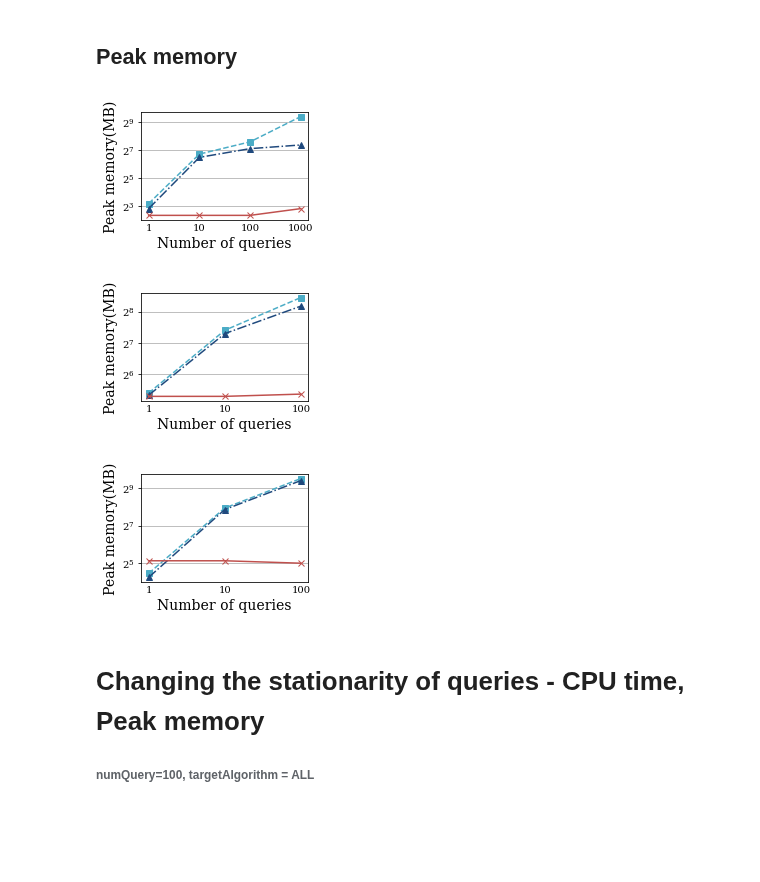
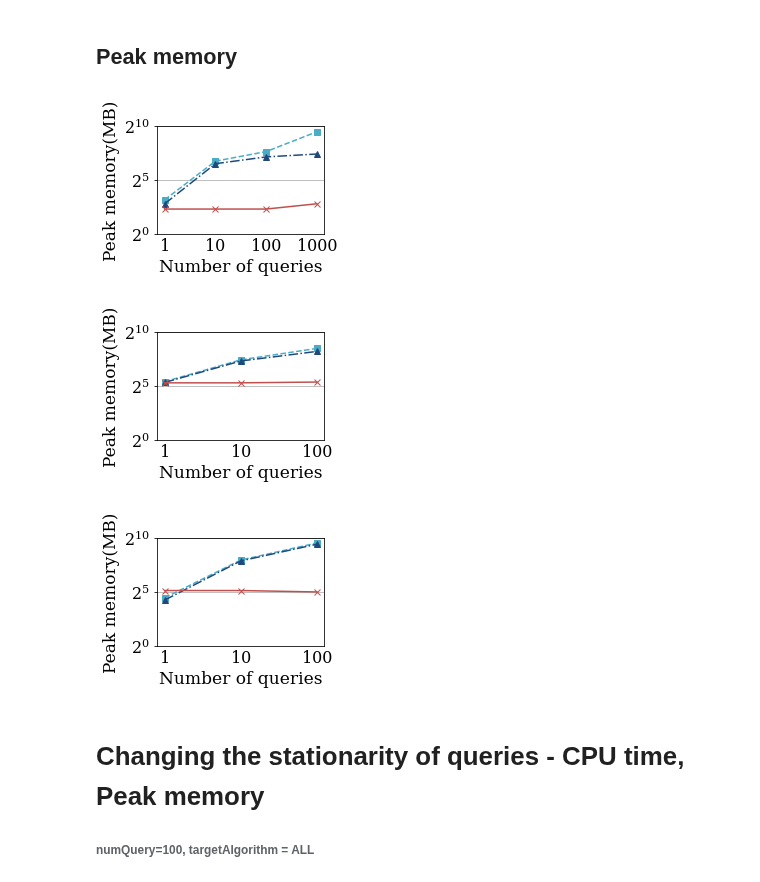
Before and after one commit to YoojuShin/SIGMOD2021LogScript, a Jupyter notebook: figure_script.ipynb, the cells around one changed output. Drawn from its saved outputs; the diff is of its cells as text; code cells hidden in the pictures; blank space fills up the shorter version.

```diff
--- a/figure_script.ipynb
+++ b/figure_script.ipynb
@@ -421,25 +439,33 @@ fig_leg.savefig("Figures/"+'Overall_Legend.pdf', bbox_inches='tight', format='pd
 ###### ChgQRatio>0, targetAlgorithm = ALL
 ## CPU time
 # %%
+df1 = preprocessing("STK")
+df2 = preprocessing("TAO")
+df3 = preprocessing("GAS")
+df4 = preprocessing("HPC")
+df5 = preprocessing("EM")
+df6 = preprocessing("FC")
+df = pd.concat([df1,df2,df3,df4,df5,df6])
 for dataname in dataset_small:
     graphdf = df.loc[(df["Dataset"]==dataname) & (df['ChgQRatio']>0)]\
         .pivot(index="Queryset",columns="Method",values="Time")
 
     graphdf.reindex(index=dataset)
-    fig = plt.figure(figsize=figsize_vp)
+    fig = plt.figure(figsize=figsize_q)
     ax = fig.add_subplot(1,1,1)
 
-    for i, algname in enumerate(target_alg_vp):
+    for i, algname in enumerate(target_alg_q):
         ax.plot(graphdf[algname], linestyle=algo_line[algname], marker=algo_marker[algname], color=algo_color[algname])
     ax.set_yscale("log")
-    ax.set_xlabel("Number of queries", fontsize=FONTSIZE_XLABEL_vp)
-    ax.set_ylabel('CPU time(ms)', fontsize=FONTSIZE_YLABEL_vp)
+    ax.set_xlabel("Number of queries", fontsize=FONTSIZE_XLABEL_q)
+    ax.set_ylabel('CPU time(ms)', fontsize=FONTSIZE_YLABEL_q)
     ax.grid(b=True,which="major",axis='y',zorder=0)
     ax.set_xticklabels([1,10,100,1000])
     ax.tick_params(axis='x', which ='both', length = 0)
-    ax.tick_params(axis='x', labelsize=FONTSIZE_XTICK_vp)
-    ax.tick_params(axis='y', labelsize=FONTSIZE_YTICK_vp)
+    ax.tick_params(axis='x', labelsize=FONTSIZE_XTICK_q)
+    ax.tick_params(axis='y', labelsize=FONTSIZE_YTICK_q)
     ax.tick_params(axis='y', which ='minor', length = 0)
     ax.tick_params(axis='y', which ='major', direction='in')
+    plt.yticks([1,10**3,10**6])
     plt.savefig("Figures/"+'QueryNum_'+dataname+'_CpuTime.pdf', bbox_inches='tight', format='pdf')
 # %% [output]
@@ -451,28 +477,29 @@ for dataname in dataset_small:
 # %%
 for dataname in dataset_small:
     graphdf = df.loc[(df["Dataset"]==dataname) & (df['ChgQRatio']>0)]\
         .pivot(index="Queryset",columns="Method",values="PeakMem")
 
     graphdf.reindex(index=dataset)
 
-    fig = plt.figure(figsize=figsize_vp)
+    fig = plt.figure(figsize=figsize_q)
     ax = fig.add_subplot(1,1,1)
 
-    for i, algname in enumerate(target_alg_vp):
+    for i, algname in enumerate(target_alg_q):
         ax.plot(graphdf[algname], linestyle=algo_line[algname], marker=algo_marker[algname], color=algo_color[algname])
     ax.set_yscale("log",basey=2)
-    ax.set_xlabel("Number of queries", fontsize=FONTSIZE_XLABEL_vp)
-    ax.set_ylabel('Peak memory(MB)', fontsize=FONTSIZE_YLABEL_vp)
+    ax.set_xlabel("Number of queries", fontsize=FONTSIZE_XLABEL_q)
+    ax.set_ylabel('Peak memory(MB)', fontsize=FONTSIZE_YLABEL_q)
     ax.grid(b=True,which="major",axis='y',zorder=0)
     ax.set_xticklabels([1,10,100,1000])
     ax.tick_params(axis='x', which ='both', length = 0)
-    ax.tick_params(axis='x', labelsize=FONTSIZE_XTICK_vp)
-    ax.tick_params(axis='y', labelsize=FONTSIZE_YTICK_vp)
+    ax.tick_params(axis='x', labelsize=FONTSIZE_XTICK_q)
+    ax.tick_params(axis='y', labelsize=FONTSIZE_YTICK_q)
+    plt.yticks([1,2**5,2**10])
     plt.savefig("Figures/"+'QueryNum_'+dataname+'_PeakMem.pdf', bbox_inches='tight', format='pdf')
 # %% [output]
-[figure, old version]
+[figure, new version]
-[figure, old version]
+[figure, new version]
-[figure, old version]
+[figure, new version]
 # %% [markdown]
 # Changing the stationarity of queries - CPU time, Peak memory
 ###### numQuery=100, targetAlgorithm = ALL
```
Also changed, not shown: parts of 17 cells of this notebook, 42 other files.
